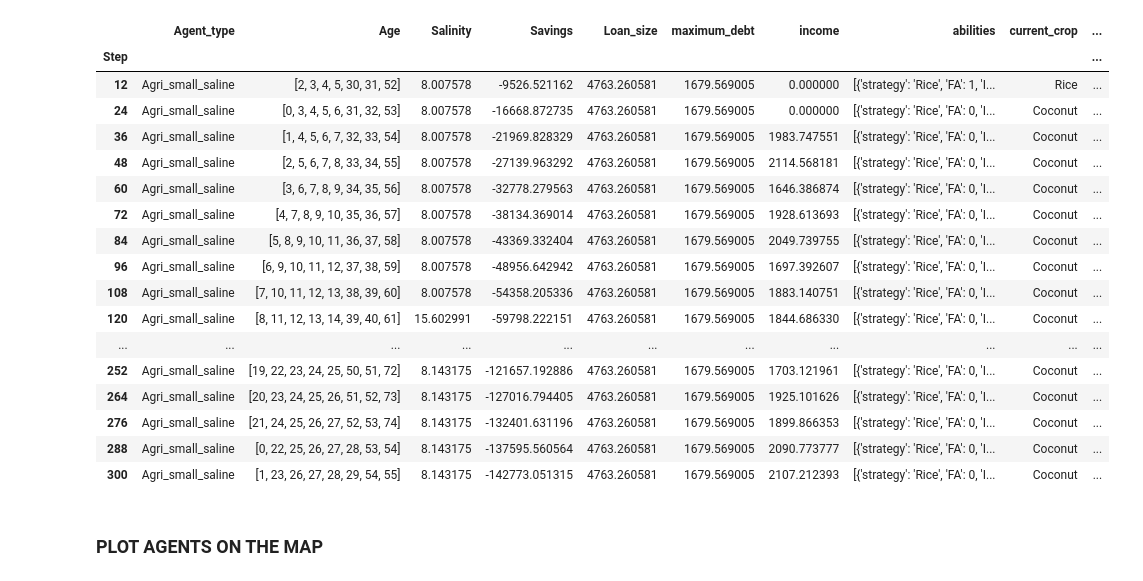
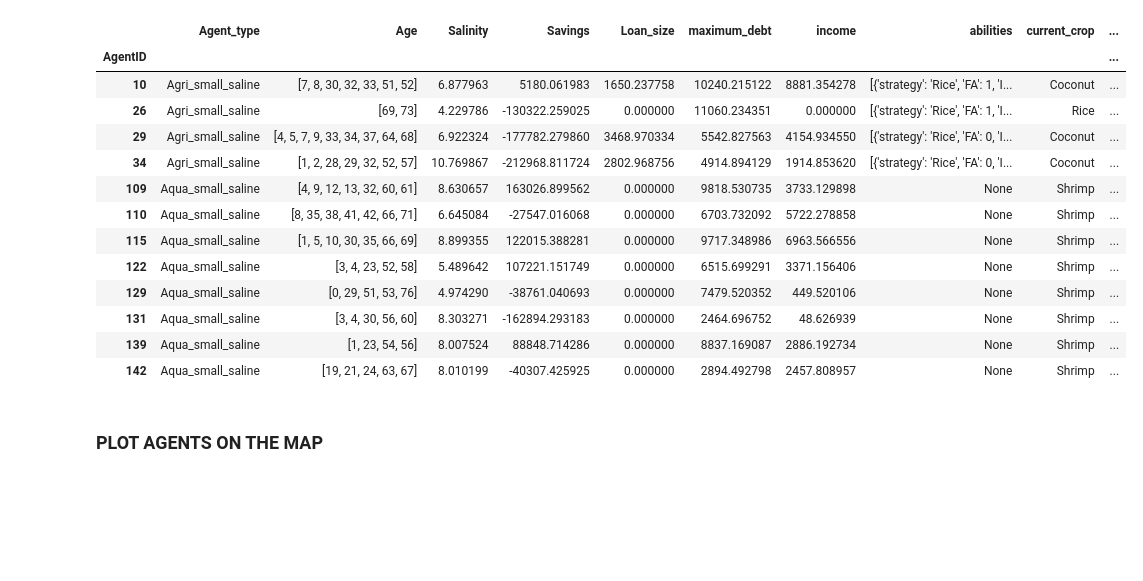
Before and after one commit to Juliettevanalst/Thesis, a Jupyter notebook: model_run2.ipynb, the cells around one changed output. Saved outputs shown, nothing was run; the diff lists cells and outputs as text; code cells hidden in the pictures; blank space fills up the shorter version.

```diff
--- a/model_run2.ipynb
+++ b/model_run2.ipynb
@@ -36,26 +36,23 @@ weharvesten!
 # %%
 agent_data = model.datacollector.get_agent_vars_dataframe()
-agent_data = agent_data.xs(3, level="AgentID")
+agent_data = agent_data.xs(288, level="Step")
 #agent_data = agent_data[agent_data["Agent_type"] == "Agri_small_saline"]
+agent_data = agent_data[agent_data['Agent_type'] != "migrated"]
 agent_data
 # %% [output]
 |  | Agent_type | Age | Salinity | Savings | Loan_size | maximum_debt | income | abilities | current_crop | ... |
-| Step |  |  |  |  |  |  |  |  |  | ... |
-| 12 | Agri_small_saline | [2, 3, 4, 5, 30, 31, 52] | 8.007578 | -9526.521162 | 4763.260581 | 1679.569005 | 0.000000 | [{'strategy': 'Rice', 'FA': 1, 'I... | Rice | ... |
-| 24 | Agri_small_saline | [0, 3, 4, 5, 6, 31, 32, 53] | 8.007578 | -16668.872735 | 4763.260581 | 1679.569005 | 0.000000 | [{'strategy': 'Rice', 'FA': 0, 'I... | Coconut | ... |
-| 36 | Agri_small_saline | [1, 4, 5, 6, 7, 32, 33, 54] | 8.007578 | -21969.828329 | 4763.260581 | 1679.569005 | 1983.747551 | [{'strategy': 'Rice', 'FA': 0, 'I... | Coconut | ... |
-| 48 | Agri_small_saline | [2, 5, 6, 7, 8, 33, 34, 55] | 8.007578 | -27139.963292 | 4763.260581 | 1679.569005 | 2114.568181 | [{'strategy': 'Rice', 'FA': 0, 'I... | Coconut | ... |
-| 60 | Agri_small_saline | [3, 6, 7, 8, 9, 34, 35, 56] | 8.007578 | -32778.279563 | 4763.260581 | 1679.569005 | 1646.386874 | [{'strategy': 'Rice', 'FA': 0, 'I... | Coconut | ... |
-| 72 | Agri_small_saline | [4, 7, 8, 9, 10, 35, 36, 57] | 8.007578 | -38134.369014 | 4763.260581 | 1679.569005 | 1928.613693 | [{'strategy': 'Rice', 'FA': 0, 'I... | Coconut | ... |
-| 84 | Agri_small_saline | [5, 8, 9, 10, 11, 36, 37, 58] | 8.007578 | -43369.332404 | 4763.260581 | 1679.569005 | 2049.739755 | [{'strategy': 'Rice', 'FA': 0, 'I... | Coconut | ... |
-| 96 | Agri_small_saline | [6, 9, 10, 11, 12, 37, 38, 59] | 8.007578 | -48956.642942 | 4763.260581 | 1679.569005 | 1697.392607 | [{'strategy': 'Rice', 'FA': 0, 'I... | Coconut | ... |
-| 108 | Agri_small_saline | [7, 10, 11, 12, 13, 38, 39, 60] | 8.007578 | -54358.205336 | 4763.260581 | 1679.569005 | 1883.140751 | [{'strategy': 'Rice', 'FA': 0, 'I... | Coconut | ... |
-| 120 | Agri_small_saline | [8, 11, 12, 13, 14, 39, 40, 61] | 15.602991 | -59798.222151 | 4763.260581 | 1679.569005 | 1844.686330 | [{'strategy': 'Rice', 'FA': 0, 'I... | Coconut | ... |
-| ... | ... | ... | ... | ... | ... | ... | ... | ... | ... | ... |
-| 252 | Agri_small_saline | [19, 22, 23, 24, 25, 50, 51, 72] | 8.143175 | -121657.192886 | 4763.260581 | 1679.569005 | 1703.121961 | [{'strategy': 'Rice', 'FA': 0, 'I... | Coconut | ... |
-| 264 | Agri_small_saline | [20, 23, 24, 25, 26, 51, 52, 73] | 8.143175 | -127016.794405 | 4763.260581 | 1679.569005 | 1925.101626 | [{'strategy': 'Rice', 'FA': 0, 'I... | Coconut | ... |
-| 276 | Agri_small_saline | [21, 24, 25, 26, 27, 52, 53, 74] | 8.143175 | -132401.631196 | 4763.260581 | 1679.569005 | 1899.866353 | [{'strategy': 'Rice', 'FA': 0, 'I... | Coconut | ... |
-| 288 | Agri_small_saline | [0, 22, 25, 26, 27, 28, 53, 54] | 8.143175 | -137595.560564 | 4763.260581 | 1679.569005 | 2090.773777 | [{'strategy': 'Rice', 'FA': 0, 'I... | Coconut | ... |
-| 300 | Agri_small_saline | [1, 23, 26, 27, 28, 29, 54, 55] | 8.143175 | -142773.051315 | 4763.260581 | 1679.569005 | 2107.212393 | [{'strategy': 'Rice', 'FA': 0, 'I... | Coconut | ... |
+| AgentID |  |  |  |  |  |  |  |  |  | ... |
+| 10 | Agri_small_saline | [7, 8, 30, 32, 33, 51, 52] | 6.877963 | 5180.061983 | 1650.237758 | 10240.215122 | 8881.354278 | [{'strategy': 'Rice', 'FA': 1, 'I... | Coconut | ... |
+| 26 | Agri_small_saline | [69, 73] | 4.229786 | -130322.259025 | 0.000000 | 11060.234351 | 0.000000 | [{'strategy': 'Rice', 'FA': 1, 'I... | Rice | ... |
+| 29 | Agri_small_saline | [4, 5, 7, 9, 33, 34, 37, 64, 68] | 6.922324 | -177782.279860 | 3468.970334 | 5542.827563 | 4154.934550 | [{'strategy': 'Rice', 'FA': 0, 'I... | Coconut | ... |
+| 34 | Agri_small_saline | [1, 2, 28, 29, 32, 52, 57] | 10.769867 | -212968.811724 | 2802.968756 | 4914.894129 | 1914.853620 | [{'strategy': 'Rice', 'FA': 0, 'I... | Coconut | ... |
+| 109 | Aqua_small_saline | [4, 9, 12, 13, 32, 60, 61] | 8.630657 | 163026.899562 | 0.000000 | 9818.530735 | 3733.129898 | None | Shrimp | ... |
+| 110 | Aqua_small_saline | [8, 35, 38, 41, 42, 66, 71] | 6.645084 | -27547.016068 | 0.000000 | 6703.732092 | 5722.278858 | None | Shrimp | ... |
+| 115 | Aqua_small_saline | [1, 5, 10, 30, 35, 66, 69] | 8.899355 | 122015.388281 | 0.000000 | 9717.348986 | 6963.566556 | None | Shrimp | ... |
+| 122 | Aqua_small_saline | [3, 4, 23, 52, 58] | 5.489642 | 107221.151749 | 0.000000 | 6515.699291 | 3371.156406 | None | Shrimp | ... |
+| 129 | Aqua_small_saline | [0, 29, 51, 53, 76] | 4.974290 | -38761.040693 | 0.000000 | 7479.520352 | 449.520106 | None | Shrimp | ... |
+| 131 | Aqua_small_saline | [3, 4, 30, 56, 60] | 8.303271 | -162894.293183 | 0.000000 | 2464.696752 | 48.626939 | None | Shrimp | ... |
+| 139 | Aqua_small_saline | [1, 23, 54, 56] | 8.007524 | 88848.714286 | 0.000000 | 8837.169087 | 2886.192734 | None | Shrimp | ... |
+| 142 | Aqua_small_saline | [19, 21, 24, 63, 67] | 8.010199 | -40307.425925 | 0.000000 | 2894.492798 | 2457.808957 | None | Shrimp | ... |
 # %% [markdown]
 ### PLOT AGENTS ON THE MAP
```
Also changed, not shown: parts of 4 cells of this notebook, 3 other files.
